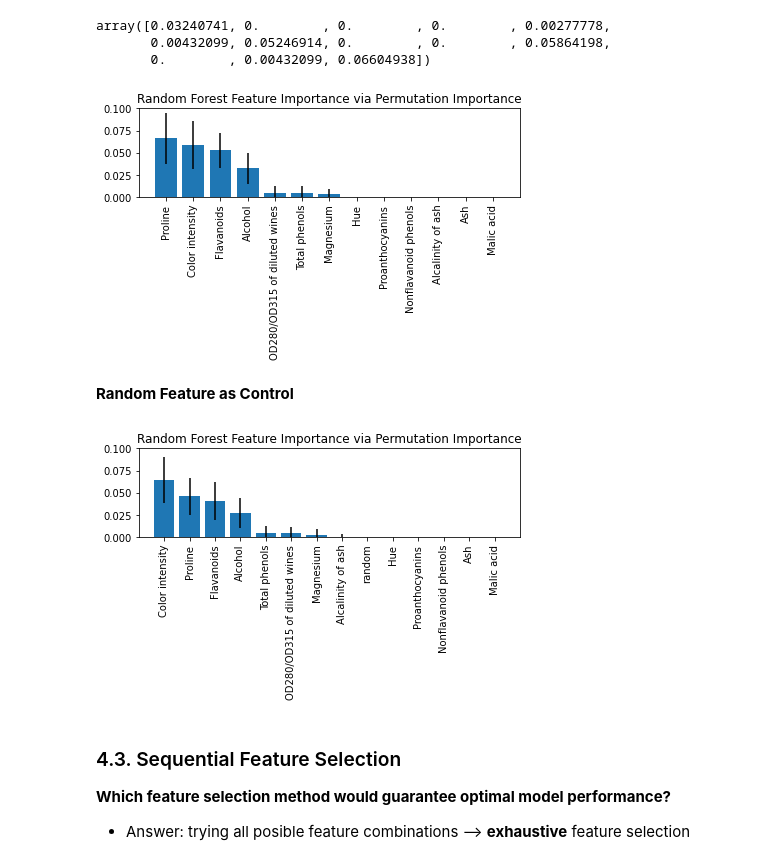
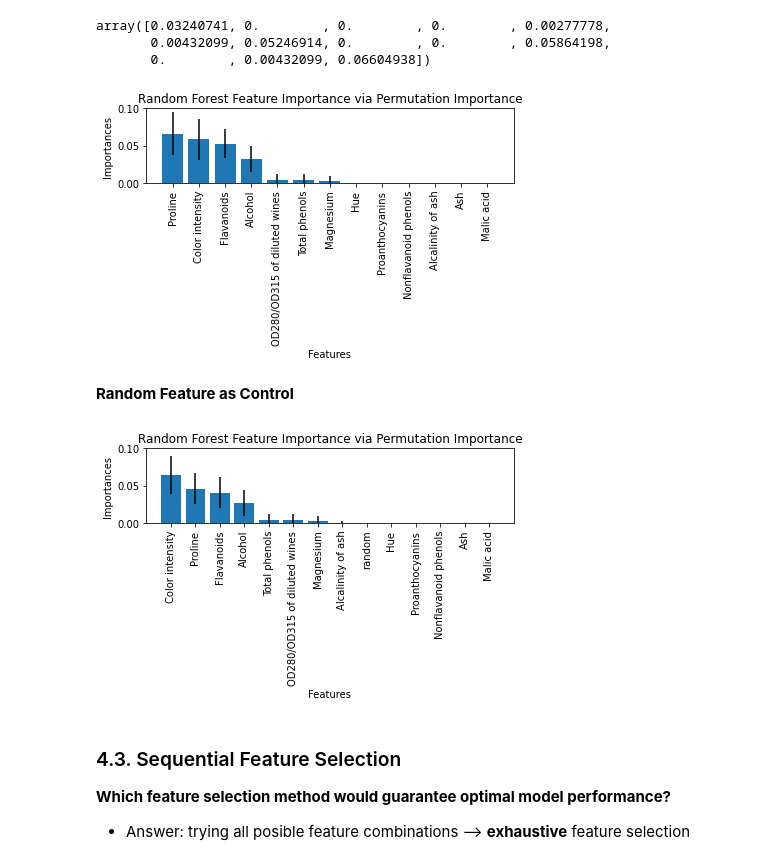
Before and after one commit to ducnh279/dimensionality-reduction, a Jupyter notebook: notebooks/feature_selection.ipynb, the cells around one changed output. Drawn from its saved outputs; the diff is of its cells as text; code cells hidden in the pictures.

```diff
--- a/notebooks/feature_selection.ipynb
+++ b/notebooks/feature_selection.ipynb
@@ -423,29 +425,30 @@ array([0.03240741, 0.        , 0.        , 0.        , 0.00277778,
 sorted_indices = np.argsort(result['importances_mean'])[::-1]
 feature_labels = X.columns
 # %%
-plt.figure()
-plt.title('Random Forest Feature Importance via Permutation Importance')
 plt.bar(
     range(X_train.shape[1]),
     result['importances_mean'][sorted_indices],
     yerr=result['importances_std'][sorted_indices]
 )
 
+plt.title('Random Forest Feature Importance via Permutation Importance')
+plt.xlabel('Features')
+plt.ylabel('Importances')
 
 plt.xticks(
     ticks=range(X_train.shape[1]),
     labels=feature_labels[sorted_indices],
     rotation=90
 )
 
 plt.xlim([-1, X_train.shape[1]])
 plt.ylim([0, 0.1])
 
 
 plt.tight_layout()
 plt.show()
 # %% [output]
-[figure, old version]
+[figure, new version]
 # %% [markdown]
 **Random Feature as Control**
 # %%
@@ -483,14 +486,16 @@ sorted_indices = np.argsort(result['importances_mean'])[::-1]
 feature_labels = X_train.columns
 
 
-plt.figure()
-plt.title('Random Forest Feature Importance via Permutation Importance')
+
 plt.bar(
     range(X_train.shape[1]),
     result['importances_mean'][sorted_indices],
     yerr=result['importances_std'][sorted_indices]
 )
 
+plt.title('Random Forest Feature Importance via Permutation Importance')
+plt.xlabel('Features')
+plt.ylabel('Importances')
 
 plt.xticks(
     ticks=range(X_train.shape[1]),
@@ -505,7 +510,7 @@ plt.ylim([0, 0.1])
 plt.tight_layout()
 plt.show()
 # %% [output]
-[figure, old version]
+[figure, new version]
 # %% [markdown]
 ### 4.3. Sequential Feature Selection
 **Which feature selection method would guarantee optimal model performance?**
```
Also changed, not shown: parts of 13 cells of this notebook.
